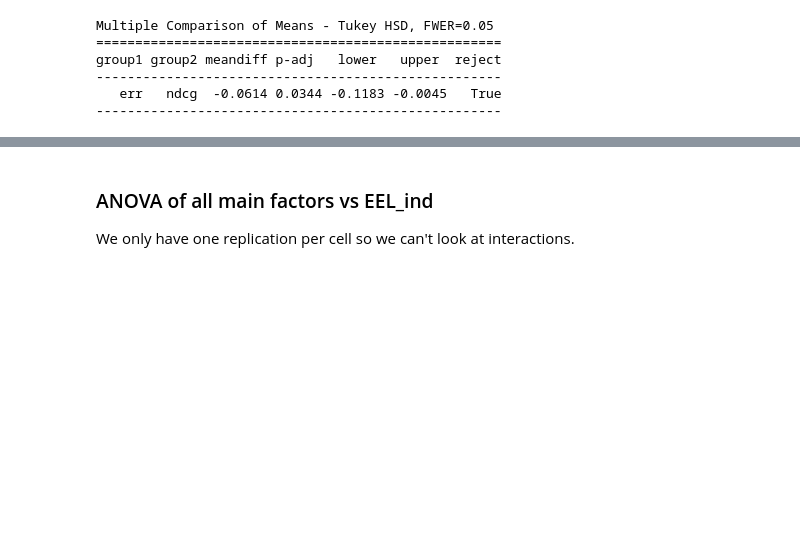
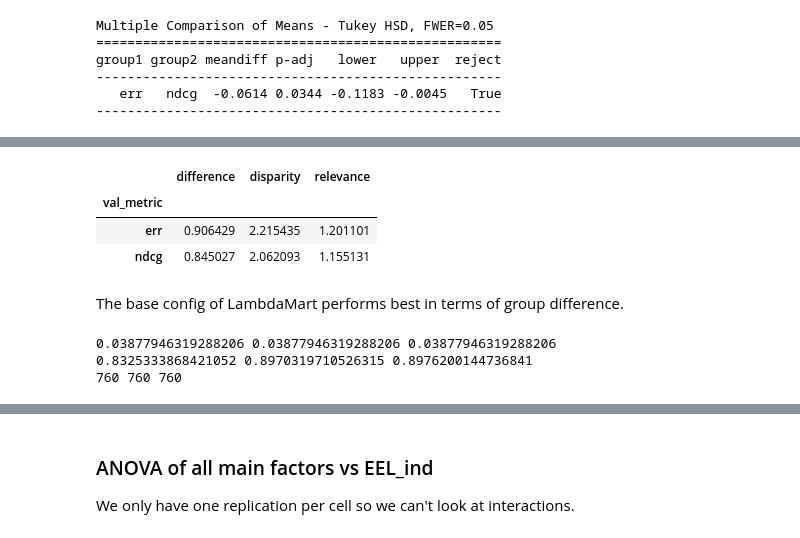
Before and after one commit to pilmus/thesis, a Jupyter notebook: app/notebooks/stats tests with qids.ipynb, the cells around one changed output, grey strips where cells are left out. Saved outputs shown, nothing was run; the diff lists cells and outputs as text; code cells hidden in the pictures; blank space fills up the shorter version.

```diff
--- a/app/notebooks/stats tests with qids.ipynb
+++ b/app/notebooks/stats tests with qids.ipynb
@@ -239,0 +284,28 @@ The base config of LambdaMart performs best in terms of group difference.
+# %%
+lambdata.groupby('val_metric')[['difference','disparity','relevance']].mean()
+# %% [output]
+|  | difference | disparity | relevance |
+| val_metric |  |  |  |
+| err | 0.906429 | 2.215435 | 1.201101 |
+| ndcg | 0.845027 | 2.062093 | 1.155131 |
+# %% [markdown]
+The base config of LambdaMart performs best in terms of group difference.
+# %%
+ms_error = sm.stats.anova_lm(lm).mean_sq.loc['Residual']
+groups = lambdata.groupby('augmentation')
+means = groups['difference'].mean()
+m1 = means['-']
+n1 = len(groups.get_group('-'))
+m2 = means['aug0.5']
+n2 = len(groups.get_group('aug0.5'))
+m3 = means['aug0.7']
+n3 = len(groups.get_group('aug0.7'))
+c1 = ci(m1, n1, ms_error)
+c2 = ci(m2, n2, ms_error)
+c3 = ci(m3, n3, ms_error)
+fig, ax = plt.subplots(1,1,figsize=(10,10))
+sns.barplot(x='augmentation', y='difference', yerr=[c1,c2,c3], data=lambdata,ax=ax)
+# %% [output]
+0.03877946319288206 0.03877946319288206 0.03877946319288206
+0.8325333868421052 0.8970319710526315 0.8976200144736841
+760 760 760
```
Also changed, not shown: parts of 32 cells of this notebook.
